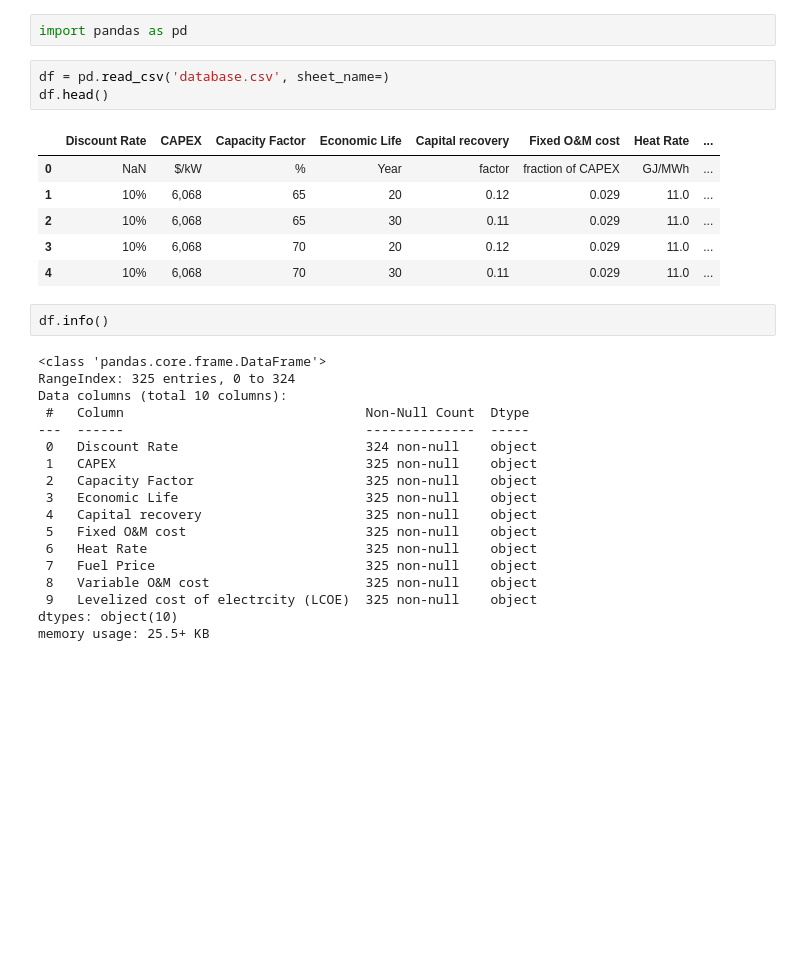
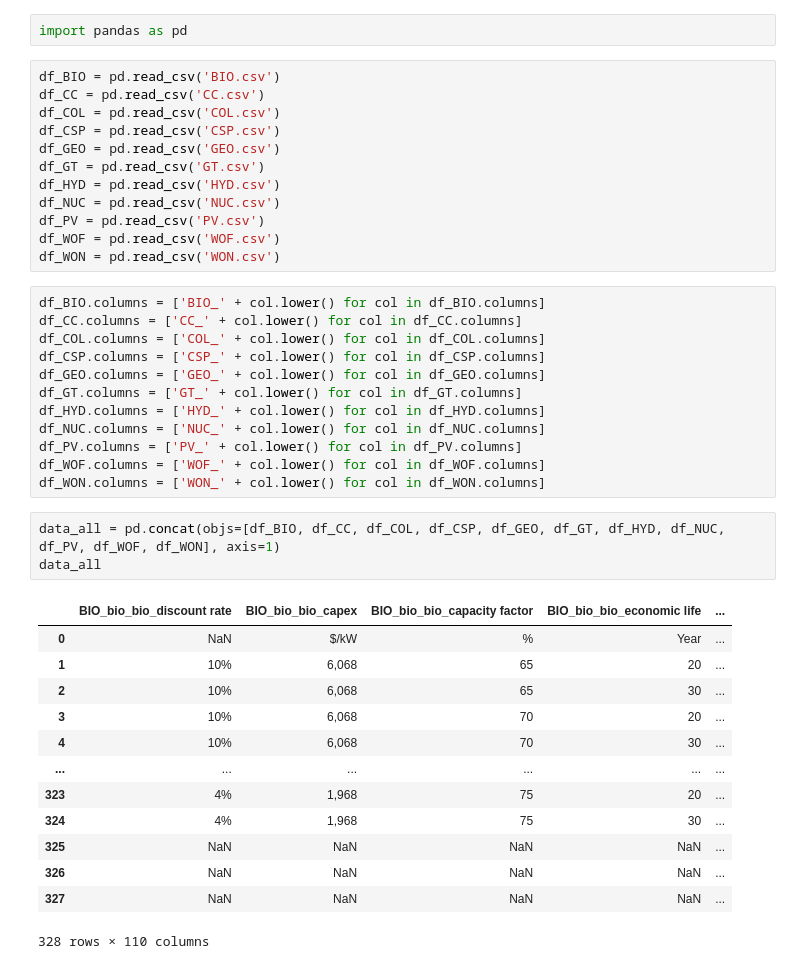
Before and after one commit to mietekdom/Cost_of_electricity_production, a Jupyter notebook: Cost_of_electricity.ipynb, the cells around one changed output. Saved outputs shown, nothing was run; the diff lists cells and outputs as text; blank space fills up the shorter version.

```diff
--- a/Cost_of_electricity.ipynb
+++ b/Cost_of_electricity.ipynb
@@ -2,33 +2,44 @@
 <a href="https://colab.research.google.com/github/mietekdom/Cost_of_electricity_production/blob/main/Cost_of_electricity.ipynb" target="_parent"><img src="https://colab.research.google.com/assets/colab-badge.svg" alt="Open In Colab"/></a>
 # %%
 import pandas as pd
-# %%
-df = pd.read_csv('database.csv', sheet_name=)
-df.head()
-# %% [output]
-|  | Discount Rate | CAPEX | Capacity Factor | Economic Life | Capital recovery | Fixed O&M cost | Heat Rate | ... |
-| 0 | NaN | $/kW | % | Year | factor | fraction of CAPEX | GJ/MWh | ... |
-| 1 | 10% | 6,068 | 65 | 20 | 0.12 | 0.029 | 11.0 | ... |
-| 2 | 10% | 6,068 | 65 | 30 | 0.11 | 0.029 | 11.0 | ... |
-| 3 | 10% | 6,068 | 70 | 20 | 0.12 | 0.029 | 11.0 | ... |
-| 4 | 10% | 6,068 | 70 | 30 | 0.11 | 0.029 | 11.0 | ... |
-# %%
-df.info()
-# %% [output]
-<class 'pandas.core.frame.DataFrame'>
-RangeIndex: 325 entries, 0 to 324
-Data columns (total 10 columns):
- #   Column                               Non-Null Count  Dtype
----  ------                               --------------  -----
- 0   Discount Rate                        324 non-null    object
- 1   CAPEX                                325 non-null    object
- 2   Capacity Factor                      325 non-null    object
- 3   Economic Life                        325 non-null    object
- 4   Capital recovery                     325 non-null    object
- 5   Fixed O&M cost                       325 non-null    object
- 6   Heat Rate                            325 non-null    object
- 7   Fuel Price                           325 non-null    object
- 8   Variable O&M cost                    325 non-null    object
- 9   Levelized cost of electrcity (LCOE)  325 non-null    object
-dtypes: object(10)
-memory usage: 25.5+ KB
+# %%
+df_BIO = pd.read_csv('BIO.csv')
+df_CC = pd.read_csv('CC.csv')
+df_COL = pd.read_csv('COL.csv')
+df_CSP = pd.read_csv('CSP.csv')
+df_GEO = pd.read_csv('GEO.csv')
+df_GT = pd.read_csv('GT.csv')
+df_HYD = pd.read_csv('HYD.csv')
+df_NUC = pd.read_csv('NUC.csv')
+df_PV = pd.read_csv('PV.csv')
+df_WOF = pd.read_csv('WOF.csv')
+df_WON = pd.read_csv('WON.csv')
+# %%
+df_BIO.columns = ['BIO_' + col.lower() for col in df_BIO.columns]
+df_CC.columns = ['CC_' + col.lower() for col in df_CC.columns]
+df_COL.columns = ['COL_' + col.lower() for col in df_COL.columns]
+df_CSP.columns = ['CSP_' + col.lower() for col in df_CSP.columns]
+df_GEO.columns = ['GEO_' + col.lower() for col in df_GEO.columns]
+df_GT.columns = ['GT_' + col.lower() for col in df_GT.columns]
+df_HYD.columns = ['HYD_' + col.lower() for col in df_HYD.columns]
+df_NUC.columns = ['NUC_' + col.lower() for col in df_NUC.columns]
+df_PV.columns = ['PV_' + col.lower() for col in df_PV.columns]
+df_WOF.columns = ['WOF_' + col.lower() for col in df_WOF.columns]
+df_WON.columns = ['WON_' + col.lower() for col in df_WON.columns]
+# %%
+data_all = pd.concat(objs=[df_BIO, df_CC, df_COL, df_CSP, df_GEO, df_GT, df_HYD, df_NUC, df_PV, df_WOF, df_WON], axis=1)
+data_all
+# %% [output]
+|  | BIO_bio_bio_discount rate | BIO_bio_bio_capex | BIO_bio_bio_capacity factor | BIO_bio_bio_economic life | ... |
+| 0 | NaN | $/kW | % | Year | ... |
+| 1 | 10% | 6,068 | 65 | 20 | ... |
+| 2 | 10% | 6,068 | 65 | 30 | ... |
+| 3 | 10% | 6,068 | 70 | 20 | ... |
+| 4 | 10% | 6,068 | 70 | 30 | ... |
+| ... | ... | ... | ... | ... | ... |
+| 323 | 4% | 1,968 | 75 | 20 | ... |
+| 324 | 4% | 1,968 | 75 | 30 | ... |
+| 325 | NaN | NaN | NaN | NaN | ... |
+| 326 | NaN | NaN | NaN | NaN | ... |
+| 327 | NaN | NaN | NaN | NaN | ... |
+328 rows × 110 columns
```
